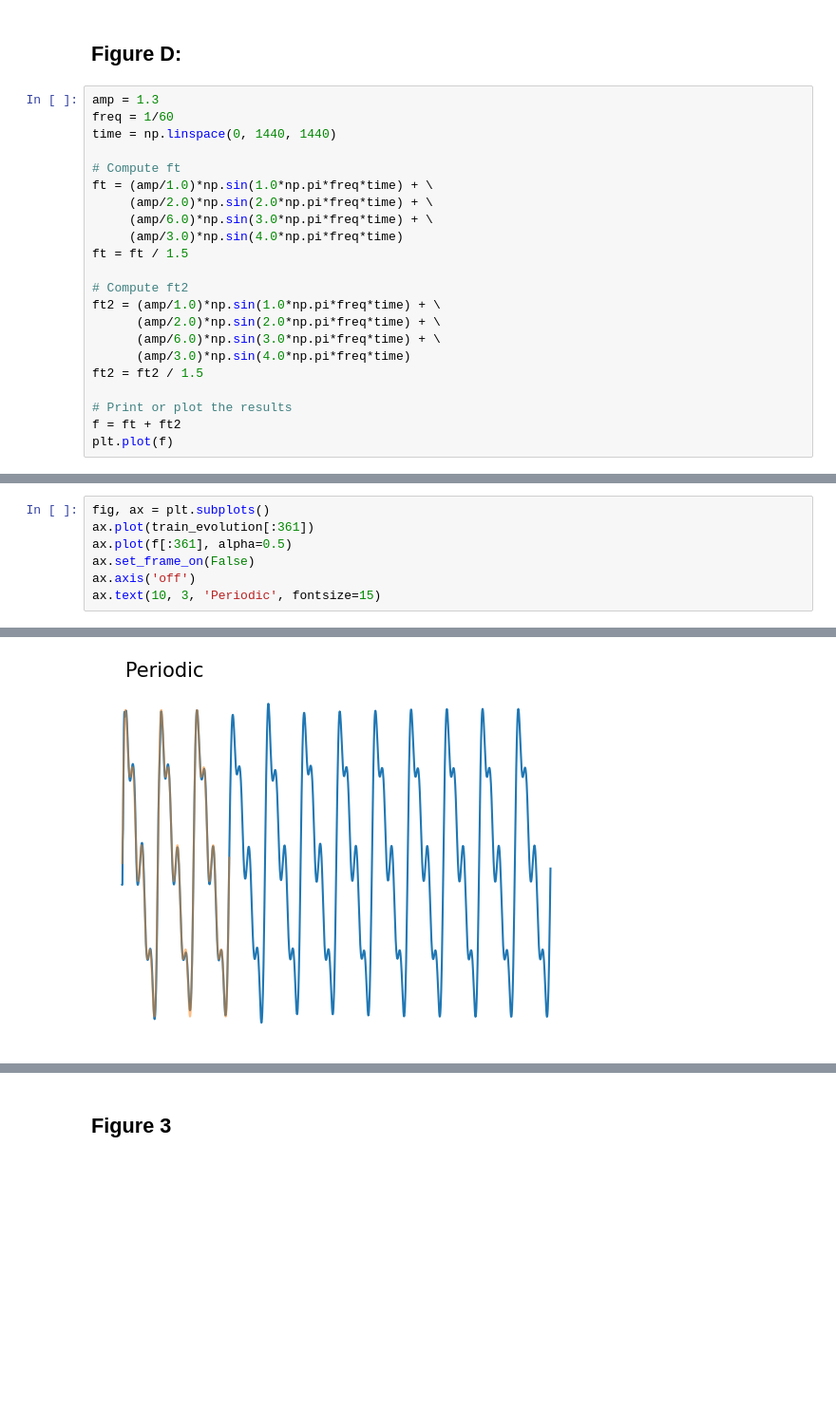
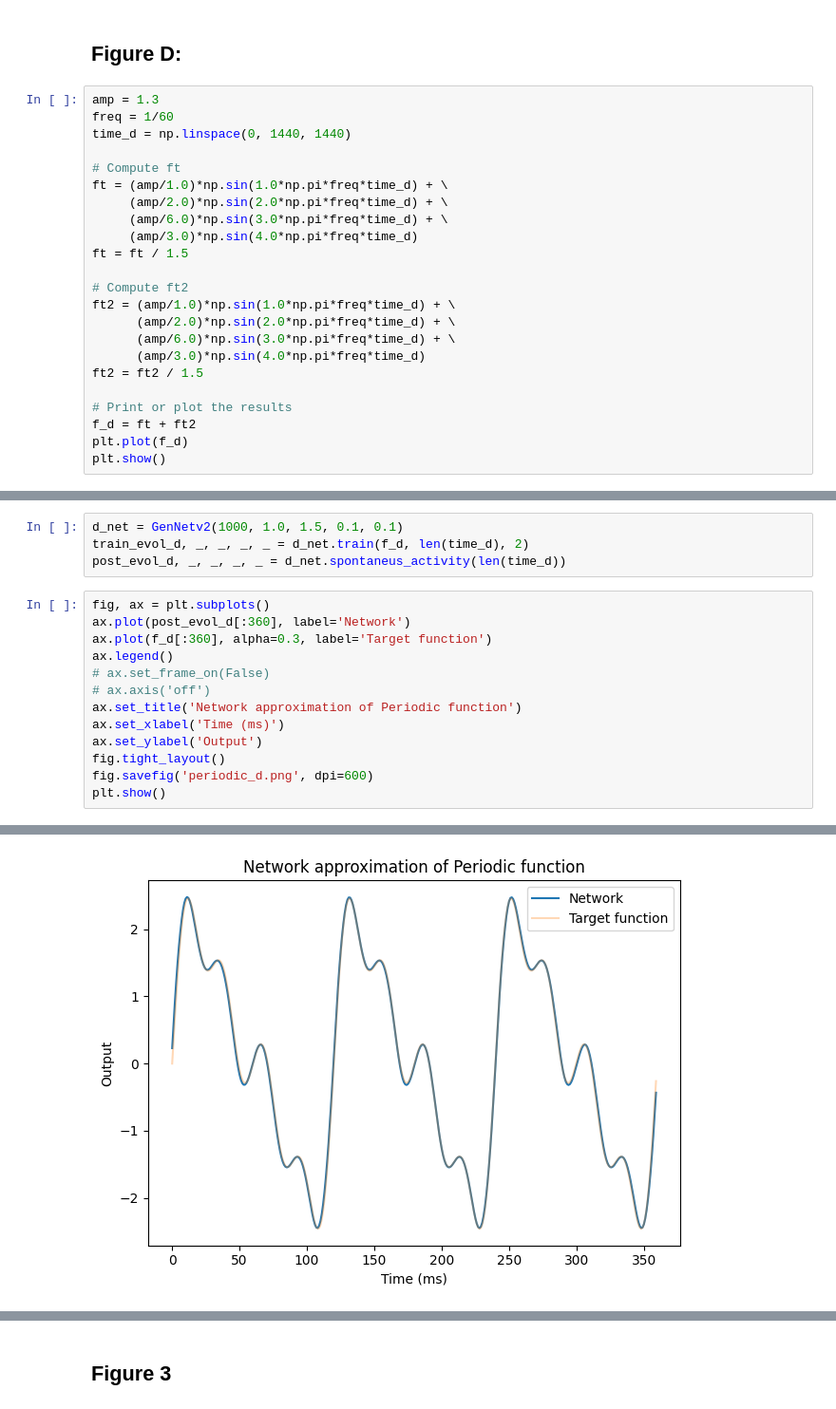
Before and after one commit to CEBangu/MOD_201, a Jupyter notebook: MOD201 final_report/final_report.ipynb, the cells around one changed output, grey strips where cells are left out. Shown at 95% size. Drawn from its saved outputs; the diff is of its cells as text; blank space fills up the shorter version.

```diff
--- a/MOD201 final_report/final_report.ipynb
+++ b/MOD201 final_report/final_report.ipynb
@@ -398,23 +442,24 @@ ax12.axvline(2880, linewidth=2, alpha=0.3, color='black')
 # %%
 amp = 1.3
 freq = 1/60
-time = np.linspace(0, 1440, 1440)
+time_d = np.linspace(0, 1440, 1440)
 
 # Compute ft
-ft = (amp/1.0)*np.sin(1.0*np.pi*freq*time) + \
-     (amp/2.0)*np.sin(2.0*np.pi*freq*time) + \
-     (amp/6.0)*np.sin(3.0*np.pi*freq*time) + \
-     (amp/3.0)*np.sin(4.0*np.pi*freq*time)
+ft = (amp/1.0)*np.sin(1.0*np.pi*freq*time_d) + \
+     (amp/2.0)*np.sin(2.0*np.pi*freq*time_d) + \
+     (amp/6.0)*np.sin(3.0*np.pi*freq*time_d) + \
+     (amp/3.0)*np.sin(4.0*np.pi*freq*time_d)
 ft = ft / 1.5
 
 # Compute ft2
-ft2 = (amp/1.0)*np.sin(1.0*np.pi*freq*time) + \
-      (amp/2.0)*np.sin(2.0*np.pi*freq*time) + \
-      (amp/6.0)*np.sin(3.0*np.pi*freq*time) + \
-      (amp/3.0)*np.sin(4.0*np.pi*freq*time)
+ft2 = (amp/1.0)*np.sin(1.0*np.pi*freq*time_d) + \
+      (amp/2.0)*np.sin(2.0*np.pi*freq*time_d) + \
+      (amp/6.0)*np.sin(3.0*np.pi*freq*time_d) + \
+      (amp/3.0)*np.sin(4.0*np.pi*freq*time_d)
 ft2 = ft2 / 1.5
 
 # Print or plot the results
-f = ft + ft2
-plt.plot(f)
+f_d = ft + ft2
+plt.plot(f_d)
+plt.show()
 # %% [output]
@@ -428,8 +471,18 @@ post_evol, post_n_dict, post_w_arr, post_w_mag_arr, post_act = d_net.spontaneus_
+# %%
+d_net = GenNetv2(1000, 1.0, 1.5, 0.1, 0.1)
+train_evol_d, _, _, _, _ = d_net.train(f_d, len(time_d), 2)
+post_evol_d, _, _, _, _ = d_net.spontaneus_activity(len(time_d))
 # %%
 fig, ax = plt.subplots()
-ax.plot(train_evolution[:361])
-ax.plot(f[:361], alpha=0.5)
-ax.set_frame_on(False)
-ax.axis('off')
-ax.text(10, 3, 'Periodic', fontsize=15)
+ax.plot(post_evol_d[:360], label='Network')
+ax.plot(f_d[:360], alpha=0.3, label='Target function')
+ax.legend()
+# ax.set_frame_on(False)
+# ax.axis('off')
+ax.set_title('Network approximation of Periodic function')
+ax.set_xlabel('Time (ms)')
+ax.set_ylabel('Output')
+fig.tight_layout()
+fig.savefig('periodic_d.png', dpi=600)
+plt.show()
 # %% [output]
@@ -437 +489 @@ Text(10, 3, 'Periodic')
-[figure, old version]
+[figure, new version]
```
Also changed, not shown: parts of 60 cells of this notebook, 1 other file.
